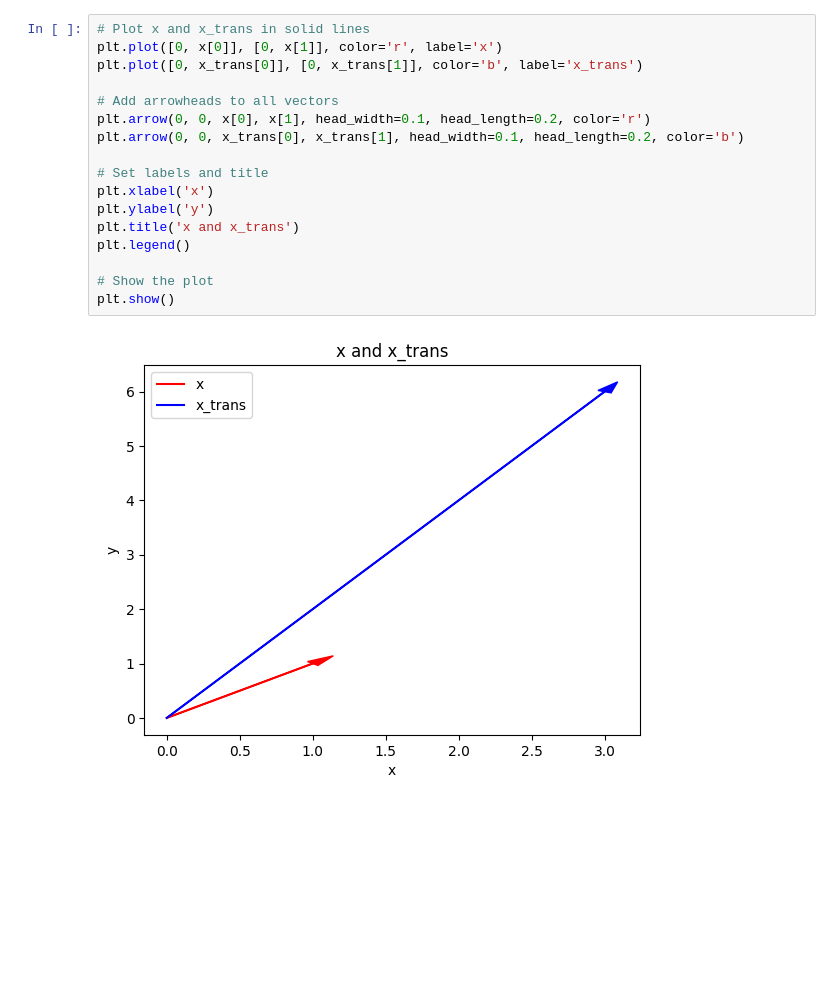
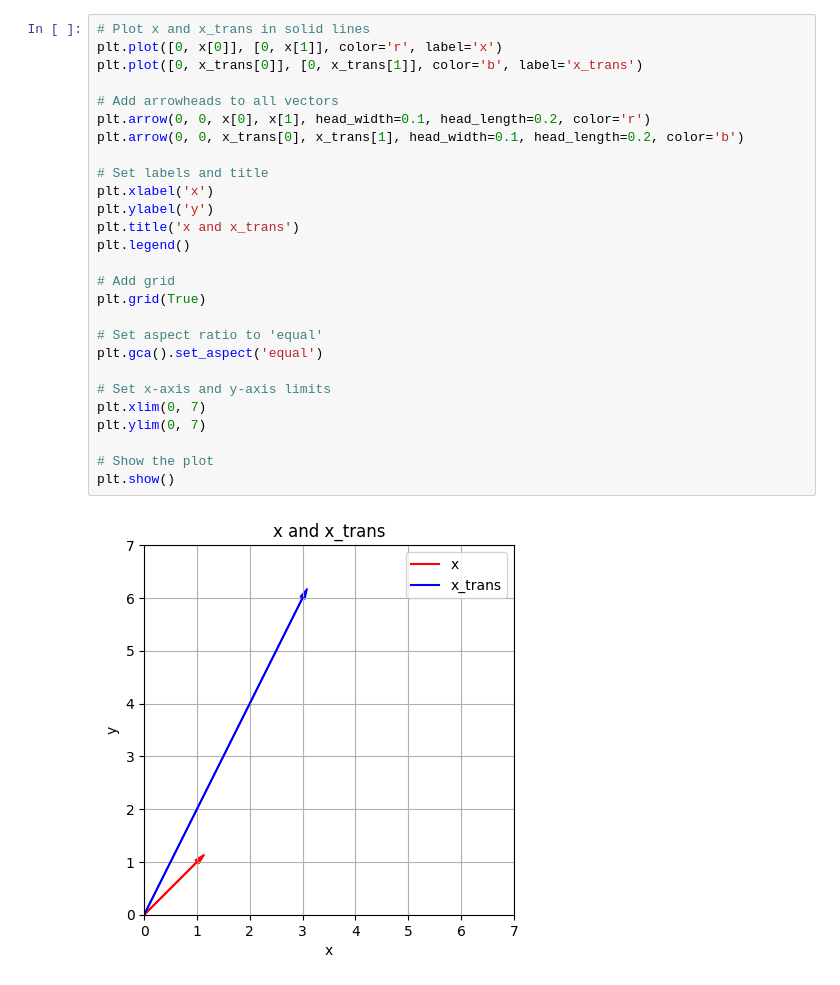
Before and after one commit to sowndsgood/LinearAlgebra, a Jupyter notebook: Diagonalization/Diagonalization_Notebook1.ipynb, the cells around one changed output. Drawn from its saved outputs; the diff is of its cells as text; blank space fills up the shorter version.

```diff
--- a/Diagonalization/Diagonalization_Notebook1.ipynb
+++ b/Diagonalization/Diagonalization_Notebook1.ipynb
@@ -96,22 +149,32 @@ array([3., 6.])
 # %%
 # Plot x and x_trans in solid lines
 plt.plot([0, x[0]], [0, x[1]], color='r', label='x')
 plt.plot([0, x_trans[0]], [0, x_trans[1]], color='b', label='x_trans')
 
 # Add arrowheads to all vectors
 plt.arrow(0, 0, x[0], x[1], head_width=0.1, head_length=0.2, color='r')
 plt.arrow(0, 0, x_trans[0], x_trans[1], head_width=0.1, head_length=0.2, color='b')
 
 # Set labels and title
 plt.xlabel('x')
 plt.ylabel('y')
 plt.title('x and x_trans')
 plt.legend()
 
+# Add grid
+plt.grid(True)
+
+# Set aspect ratio to 'equal'
+plt.gca().set_aspect('equal')
+
+# Set x-axis and y-axis limits
+plt.xlim(0, 7)
+plt.ylim(0, 7)
+
 # Show the plot
 plt.show()
 # %% [output]
-[figure, old version]
+[figure, new version]
 # %%
 
 fig, ax = plt.subplots()
```
Also changed, not shown: parts of 26 cells of this notebook.
